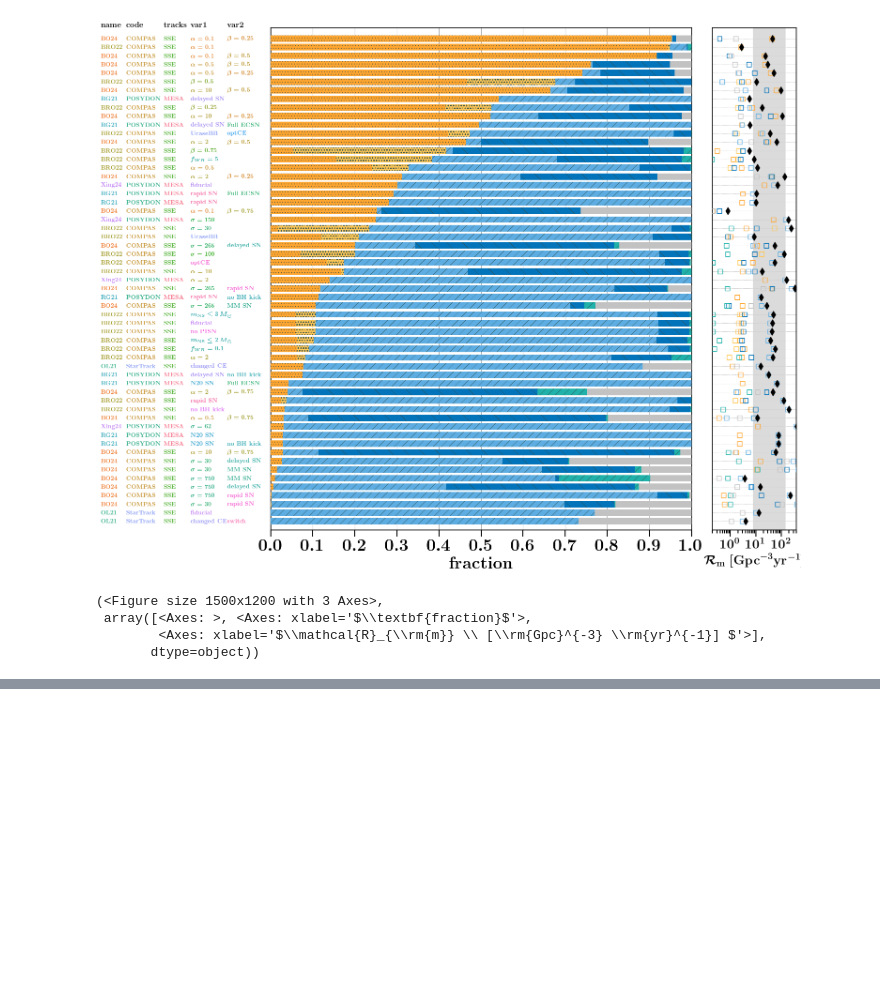
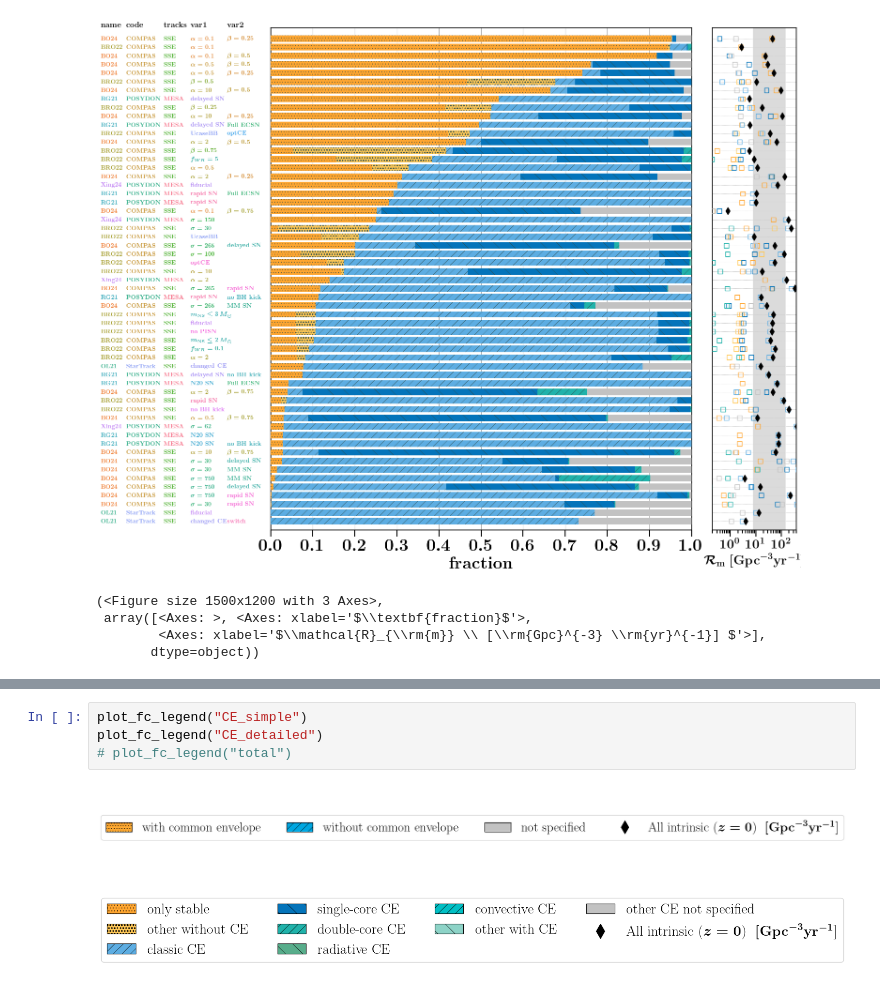
Before and after one commit to FloorBroekgaarden/Rates_of_Formation_Channels, a Jupyter notebook: plottingCode/Fig_comparison/rates_figure_formation_channels-CE_focus.ipynb, the cells around one changed output, grey strips where cells are left out. Drawn from its saved outputs; the diff is of its cells as text; blank space fills up the shorter version.

```diff
--- a/plottingCode/Fig_comparison/rates_figure_formation_channels-CE_focus.ipynb
+++ b/plottingCode/Fig_comparison/rates_figure_formation_channels-CE_focus.ipynb
@@ -706,0 +816,7 @@ fig, axes = plot_formation_channel_contributions(
+# %%
+plot_fc_legend("CE_simple")
+plot_fc_legend("CE_detailed")
+# plot_fc_legend("total")
+# %% [output]
+[figure, added]
+[figure, added]
```
Also changed, not shown: parts of 6 cells of this notebook.
